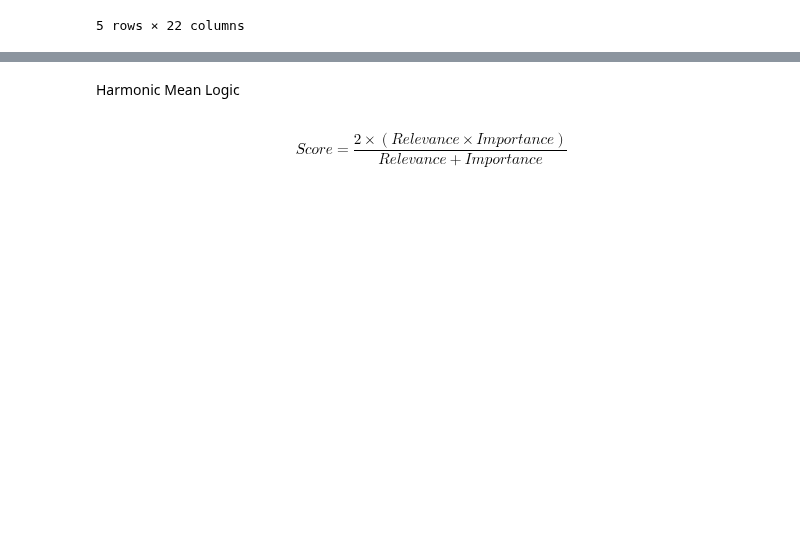
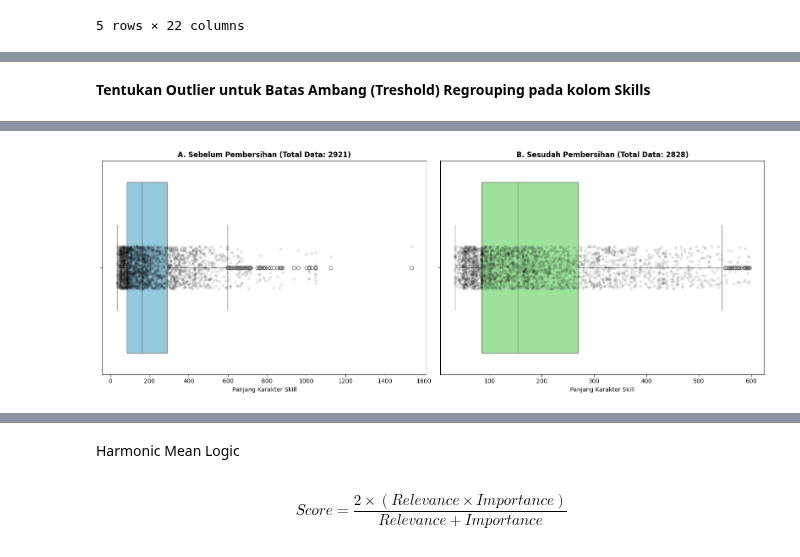
Before and after one commit to muhanangmahrub/Career-Path-Navigator, a Jupyter notebook: notebooks/abrar/notebook.ipynb, the cells around one changed output, grey strips where cells are left out. Saved outputs shown, nothing was run; the diff lists cells and outputs as text; code cells hidden in the pictures; blank space fills up the shorter version.

Commit message:
feat: optimize pipeline with IQR cleaning and dynamic regrouping

```diff
--- a/notebooks/abrar/notebook.ipynb
+++ b/notebooks/abrar/notebook.ipynb
@@ -138,0 +248,79 @@ Jadi, Global Importance (rf.feature_importances_) yang dihasilkan tetap VALID me
+# %% [markdown]
+**Tentukan Outlier untuk Batas Ambang (Treshold) Regrouping pada kolom Skills**
+# %%
+#drop NaN di kolom 'skills'
+df = df.dropna(subset=['skills']).copy()
+
+# Hitung panjang karakter dari setiap teks skill
+df['skill_length'] = df['skills'].astype(str).str.len()
+
+# print contoh skills dan skills lengthnya
+print(df[['skills', 'skill_length']].head())
+print("-" * 60)
+
+
+# Visualisasi boxplot sebelum outlier
+# Siapkan area plotting 2 kolom (Kiri: Sebelum, Kanan: Sesudah)
+fig, axes = plt.subplots(1, 2, figsize=(16, 6))
+
+# Plot Kiri (Data Mentah)
+sns.boxplot(x=df['skill_length'], ax=axes[0], color='skyblue')
+axes[0].set_title(f'A. Sebelum Pembersihan (Total Data: {len(df)})', fontweight='bold')
+axes[0].set_xlabel('Panjang Karakter Skill')
+# Tambahkan sedikit jitter (titik-titik) agar sebaran data terlihat
+sns.stripplot(x=df['skill_length'], ax=axes[0], color='black', alpha=0.1, jitter=True)
+
+# Perhitungan metode IQR untuk data outlier
+Q1 = df['skill_length'].quantile(0.25)
+Q3 = df['skill_length'].quantile(0.75)
+
+# Interquartile Range
+IQR = Q3 - Q1
+
+# Menentukan Batas
+# Batas bawah kita kunci di 0, karena panjang karakter tidak mungkin negatif
+lower_bound = max(0, Q1 - (1.5 * IQR))
+upper_bound = Q3 + (1.5 * IQR)
+
+print("📊 STATISTIK IQR:")
+print(f"   - Q1 (25% data)    : {Q1:.2f} karakter")
+print(f"   - Q3 (75% data)    : {Q3:.2f} karakter")
+print(f"   - IQR              : {IQR:.2f}")
+print("-" * 30)
+print(f"🎯 BATAS ILMIAH OUTLIER:")
+print(f"   - Batas Bawah      : < {lower_bound:.2f} karakter")
+print(f"   - Batas Atas       : > {upper_bound:.2f} karakter")
+print("-" * 60)
+
+# Filter data
+# Identifikasi data outlier
+outliers = df[(df['skill_length'] < lower_bound) | (df['skill_length'] > upper_bound)]
+
+# Buat dataframe baru yang bersih (Hanya data di dalam batas)
+df_clean = df[(df['skill_length'] >= lower_bound) & (df['skill_length'] <= upper_bound)].copy()
+
+#tunjukan hasil filtering
+print(f"Hasil filtering:")
+print(f"   - Data Awal        : {len(df)}")
+print(f"   - Outlier Dibuang  : {len(outliers)} ({len(outliers)/len(df):.2%})")
+print(f"   - Data Bersih      : {len(df_clean)}")
+
+
+# Visualisasi data setelah outlier
+# Plot Kanan (Data Bersih)
+sns.boxplot(x=df_clean['skill_length'], ax=axes[1], color='lightgreen')
+axes[1].set_title(f'B. Sesudah Pembersihan (Total Data: {len(df_clean)})', fontweight='bold')
+axes[1].set_xlabel('Panjang Karakter Skill')
+# Tambahkan jitter
+sns.stripplot(x=df_clean['skill_length'], ax=axes[1], color='black', alpha=0.1, jitter=True)
+
+plt.tight_layout()
+plt.show()
+
+# cek outlier yang dibuang
+if len(outliers) > 0:
+    print("\n contoh yang melebihi batas atas: ")
+    print(outliers.sort_values('skill_length', ascending=False)[['job_title', 'skill_length', 'skills']].head(3))
+    print("\n contoh yang melebihi batas bawah:")
+    print(outliers.sort_values('skill_length', ascending=True)[['job_title', 'skill_length', 'skills']].head(3))
+# %% [output]
@@ -138,0 +344 @@ Jadi, Global Importance (rf.feature_importances_) yang dihasilkan tetap VALID me
+[figure, added]
```
Also changed, not shown: parts of 56 cells of this notebook.
